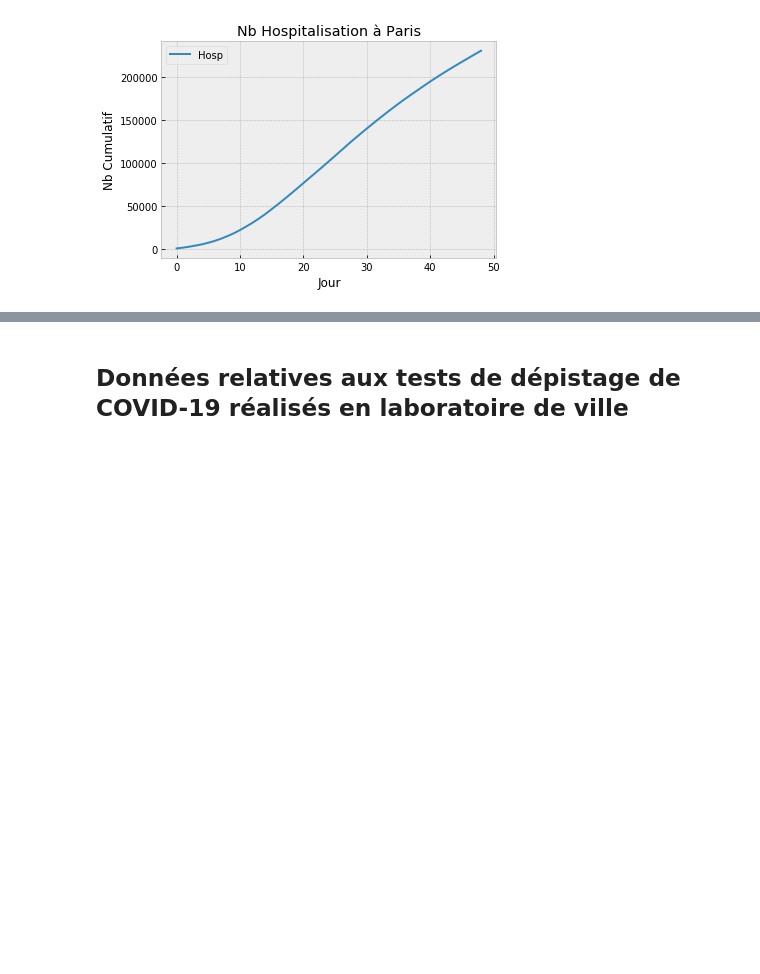
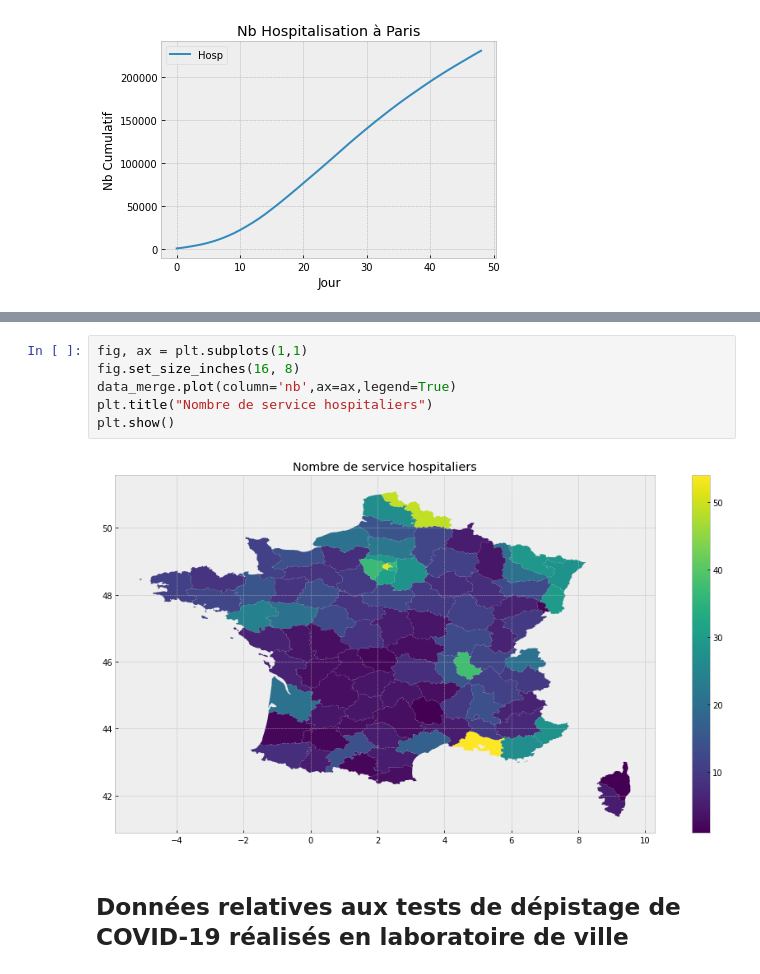
Before and after one commit to klchai/ML_COVID-19, a Jupyter notebook: ML_COVID-19.ipynb, the cells around one changed output, grey strips where cells are left out. Saved outputs shown, nothing was run; the diff lists cells and outputs as text; blank space fills up the shorter version.

```diff
--- a/ML_COVID-19.ipynb
+++ b/ML_COVID-19.ipynb
@@ -200,3 +175,11 @@ regions.opts(width=600, height=600, toolbar='above', color=dim('nb')/1e6,
+# %%
+fig, ax = plt.subplots(1,1)
+fig.set_size_inches(16, 8)
+data_merge.plot(column='nb',ax=ax,legend=True)
+plt.title("Nombre de service hospitaliers")
+plt.show()
+# %% [output]
+[figure, added]
 # %% [markdown]
 ## Données relatives aux tests de dépistage de COVID-19 réalisés en laboratoire de ville
 # %%
```
Also changed, not shown: parts of 14 cells of this notebook.
